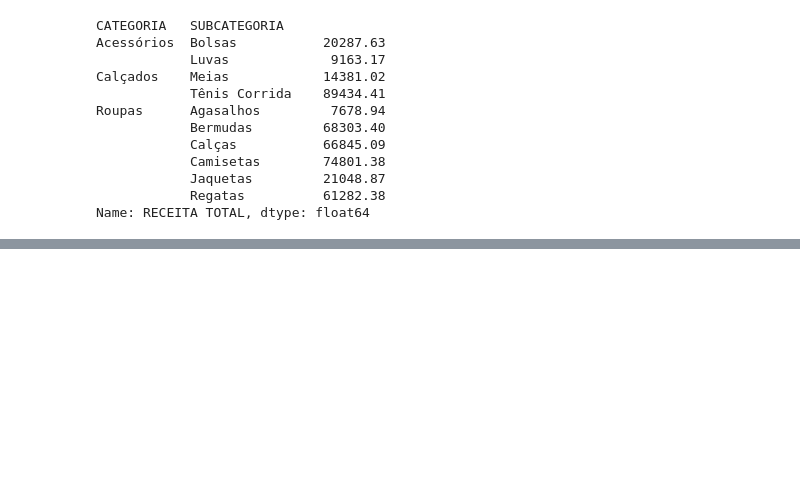
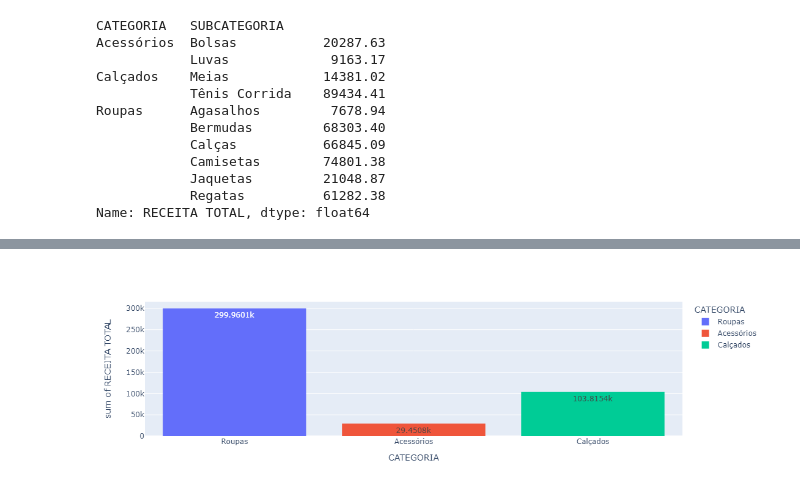
Before and after one commit to gabriel-x303/Basi-Py, a Jupyter notebook: Bases de dados.ipynb, the cells around one changed output, grey strips where cells are left out. Cells and saved outputs as stored; diff of their text form; code cells hidden in the pictures; blank space fills up the shorter version.

```diff
--- a/Bases de dados.ipynb
+++ b/Bases de dados.ipynb
@@ -219,0 +244,4 @@ ex[ex["CATEGORIA"] == "Calçados"].groupby("CATEGORIA").sum(numeric_only = True)
+# %%
+px.histogram(ex, x = "CATEGORIA", y = "RECEITA TOTAL", text_auto = True, color = "CATEGORIA")
+# %% [output]
+[figure, added]
```
Also changed, not shown: parts of 6 cells of this notebook, 1 other file.
